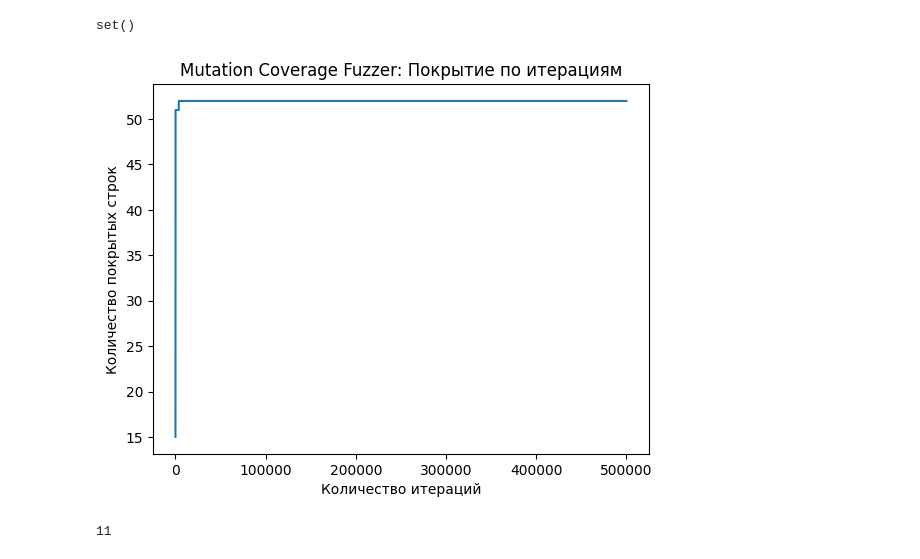
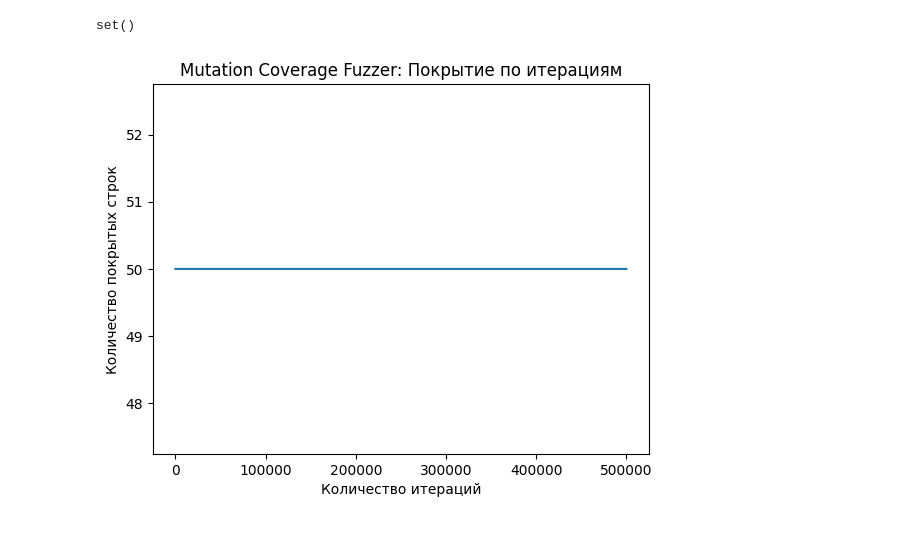
Before and after one commit to endygamedev/json-mutational-fuzzer, a Jupyter notebook: json-mutational-fuzzer.ipynb, the cells around one changed output. Cells and saved outputs as stored; diff of their text form; code cells hidden in the pictures.

```diff
--- a/json-mutational-fuzzer.ipynb
+++ b/json-mutational-fuzzer.ipynb
@@ -531,7 +532,7 @@ class CheatingMutationCoverageFuzzer:
         self.coverage_stats = []
 
         self.runner = Runner(target=target)
-        self.population = seed
+        self.population = deepcopy(seed)
         self.coverage_status = {line: False for line in self.runner.coverage.lines}
 
         self.init()
@@ -600,8 +601,8 @@ initial_seeds
 mutation_coverage_fuzzer = CheatingMutationCoverageFuzzer(
                                 target=custom_parse,
                                 seed=initial_seeds,
-                                min_mutations=20,
-                                max_mutations=30,
+                                min_mutations=10,
+                                max_mutations=20,
                                 tries=500_000,
                             )
 # %%
@@ -628,13 +629,9 @@ mutation_coverage_fuzzer.failed_individuals
 set()
 # %%
 plt.title("Mutation Coverage Fuzzer: Покрытие по итерациям")
-plt.plot(mutation_coverage_fuzzer.coverage_stats)
+plt.plot(mutation_coverage_fuzzer.coverage_stats[10:])
 plt.xlabel("Количество итераций")
 plt.ylabel("Количество покрытых строк")
 plt.show()
 # %% [output]
-[figure, old version]
+[figure, new version]
-# %%
-len(mutation_coverage_fuzzer.population)
-# %% [output]
-11
```
Also changed, not shown: parts of 20 cells of this notebook, 1 other file.
